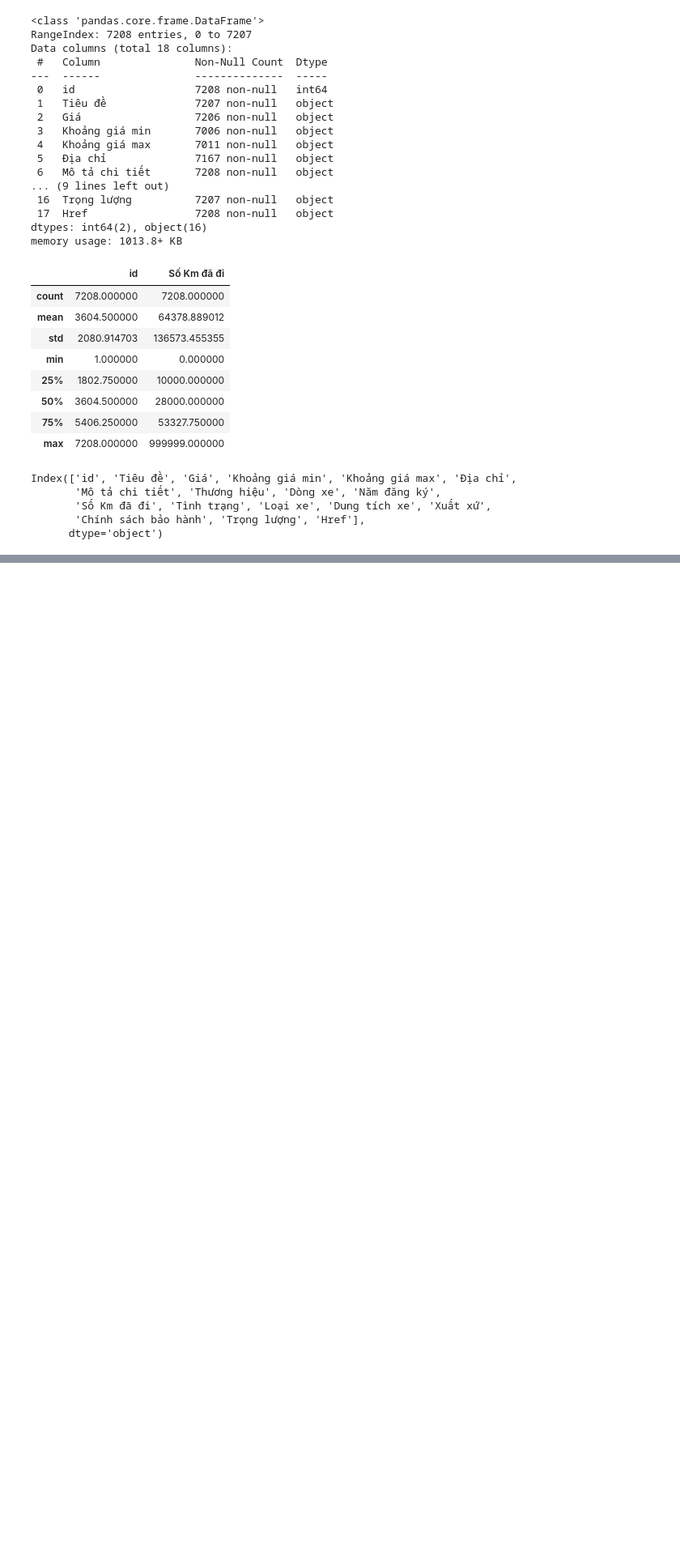
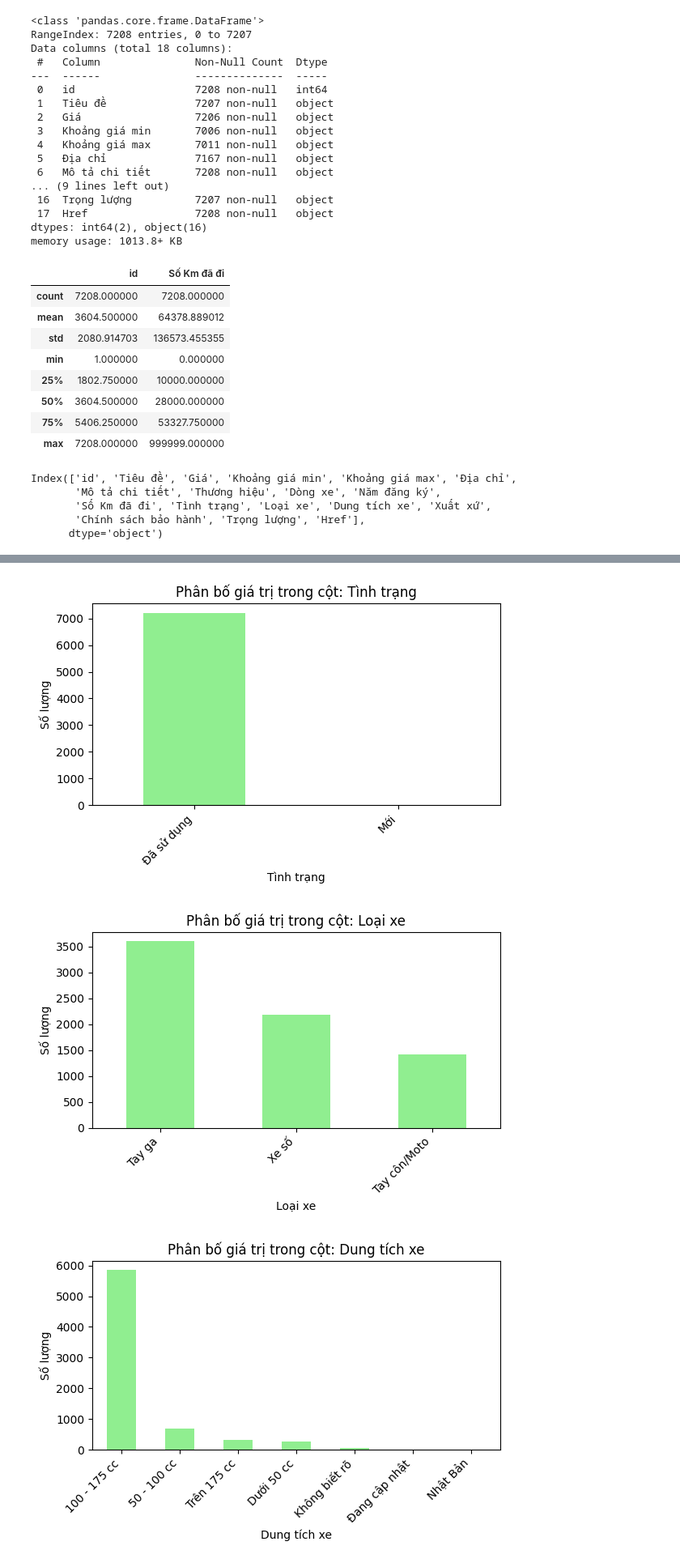
Before and after one commit to NaNaBoo311/KHTN_Graduation, a Jupyter notebook: Project_1/preprocessing.ipynb, the cells around one changed output, grey strips where cells are left out. Shown at 81% size. Drawn from its saved outputs; the diff is of its cells as text; code cells hidden in the pictures; blank space fills up the shorter version.

```diff
--- a/Project_1/preprocessing.ipynb
+++ b/Project_1/preprocessing.ipynb
@@ -52,0 +110,15 @@ Index(['id', 'Tiêu đề', 'Giá', 'Khoảng giá min', 'Khoảng giá max', '
+# %%
+cols_to_plot = ["Tình trạng", "Loại xe", "Dung tích xe", "Trọng lượng", "Xuất xứ", "Chính sách bảo hành", 'Thương hiệu']
+
+for col in cols_to_plot:
+    plt.figure(figsize=(6,4))
+    df[col].value_counts().plot(kind='bar', color='lightgreen')
+    plt.title(f'Phân bố giá trị trong cột: {col}')
+    plt.ylabel('Số lượng')
+    plt.xticks(rotation=45, ha='right')
+    plt.tight_layout()
+    plt.show()
+# %% [output]
+[figure, added]
+[figure, added]
+[figure, added]
```
Also changed, not shown: parts of 50 cells of this notebook, 29 other files.
